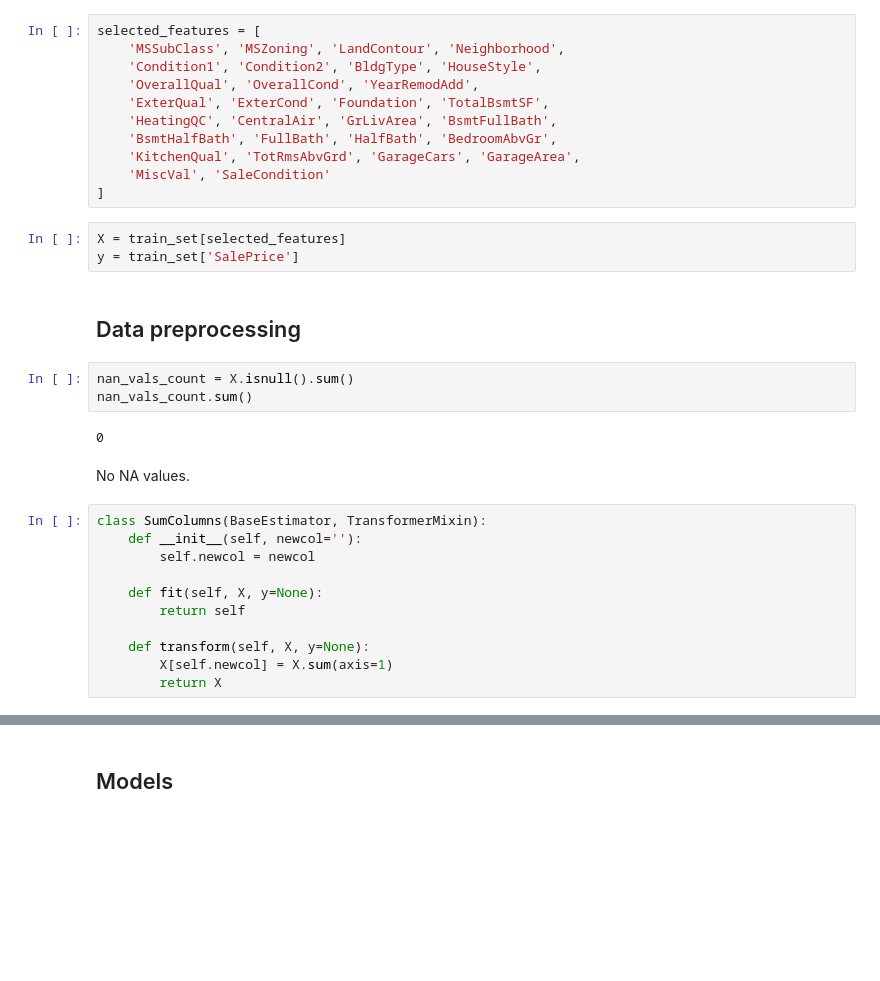
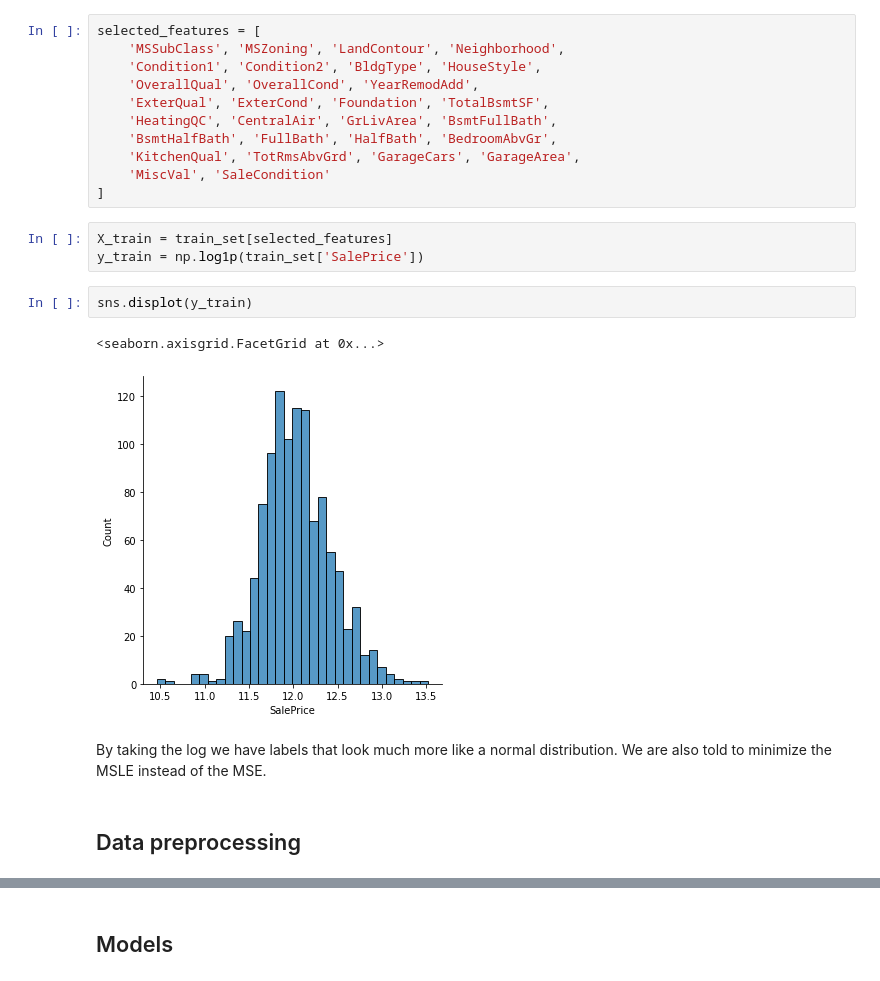
Before and after one commit to pablomiralles22/ml-playgrounds, a Jupyter notebook: kaggle-housing-prices/House pricing.ipynb, the cells around one changed output, grey strips where cells are left out. Saved outputs shown, nothing was run; the diff lists cells and outputs as text; blank space fills up the shorter version.

```diff
--- a/kaggle-housing-prices/House pricing.ipynb
+++ b/kaggle-housing-prices/House pricing.ipynb
@@ -92,25 +100,14 @@ selected_features = [
     'MiscVal', 'SaleCondition'
 ]
 # %%
-X = train_set[selected_features]
-y = train_set['SalePrice']
+X_train = train_set[selected_features]
+y_train = np.log1p(train_set['SalePrice'])
+# %%
+sns.displot(y_train)
+# %% [output]
+<seaborn.axisgrid.FacetGrid at 0x...>
+[figure, added]
+# %% [markdown]
+By taking the log we have labels that look much more like a normal distribution. We are also told to minimize the MSLE instead of the MSE.
 # %% [markdown]
 ## Data preprocessing
-# %%
-nan_vals_count = X.isnull().sum()
-nan_vals_count.sum()
-# %% [output]
-0
-# %% [markdown]
-No NA values.
-# %%
-class SumColumns(BaseEstimator, TransformerMixin):
-    def __init__(self, newcol=''):
-        self.newcol = newcol
-
-    def fit(self, X, y=None):
-        return self
-
-    def transform(self, X, y=None):
-        X[self.newcol] = X.sum(axis=1)
-        return X
```
Also changed, not shown: parts of 60 cells of this notebook, 1 other file.
